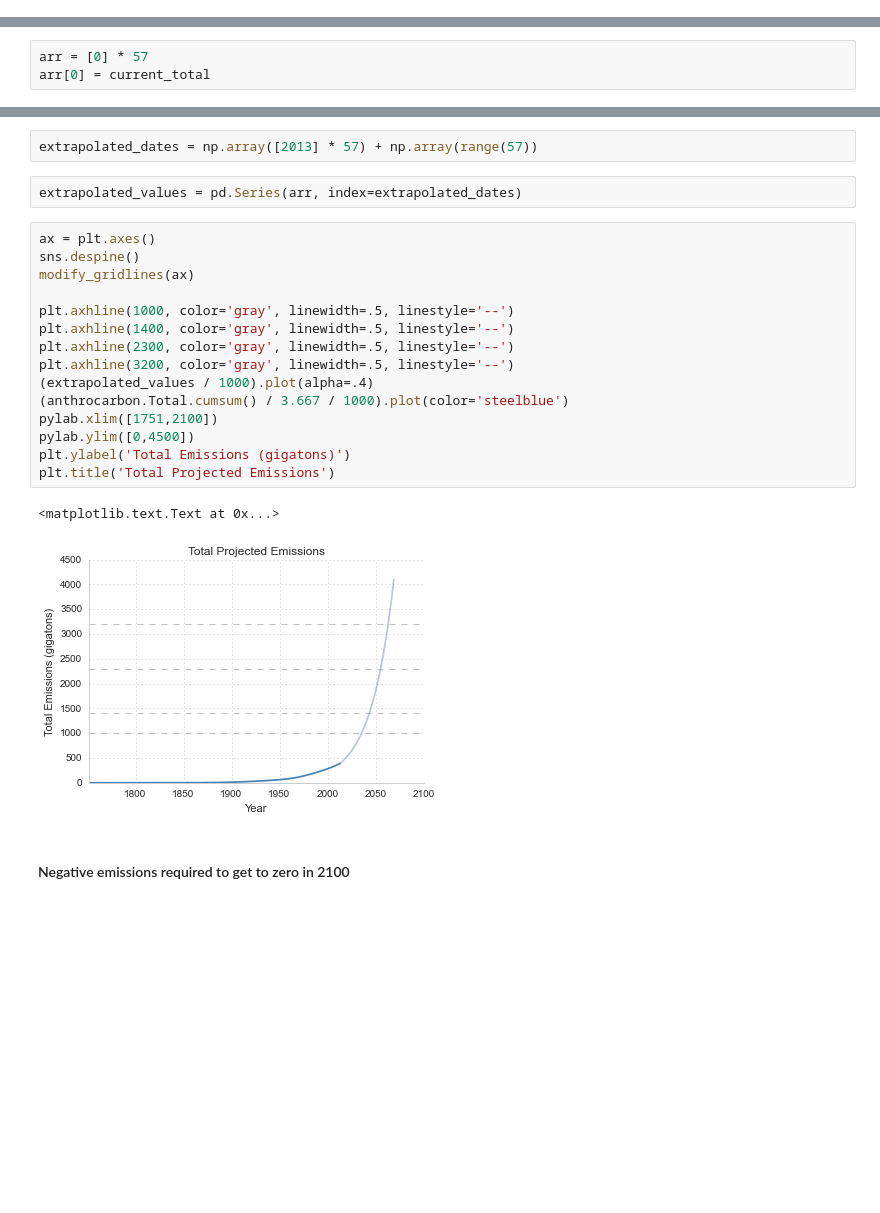
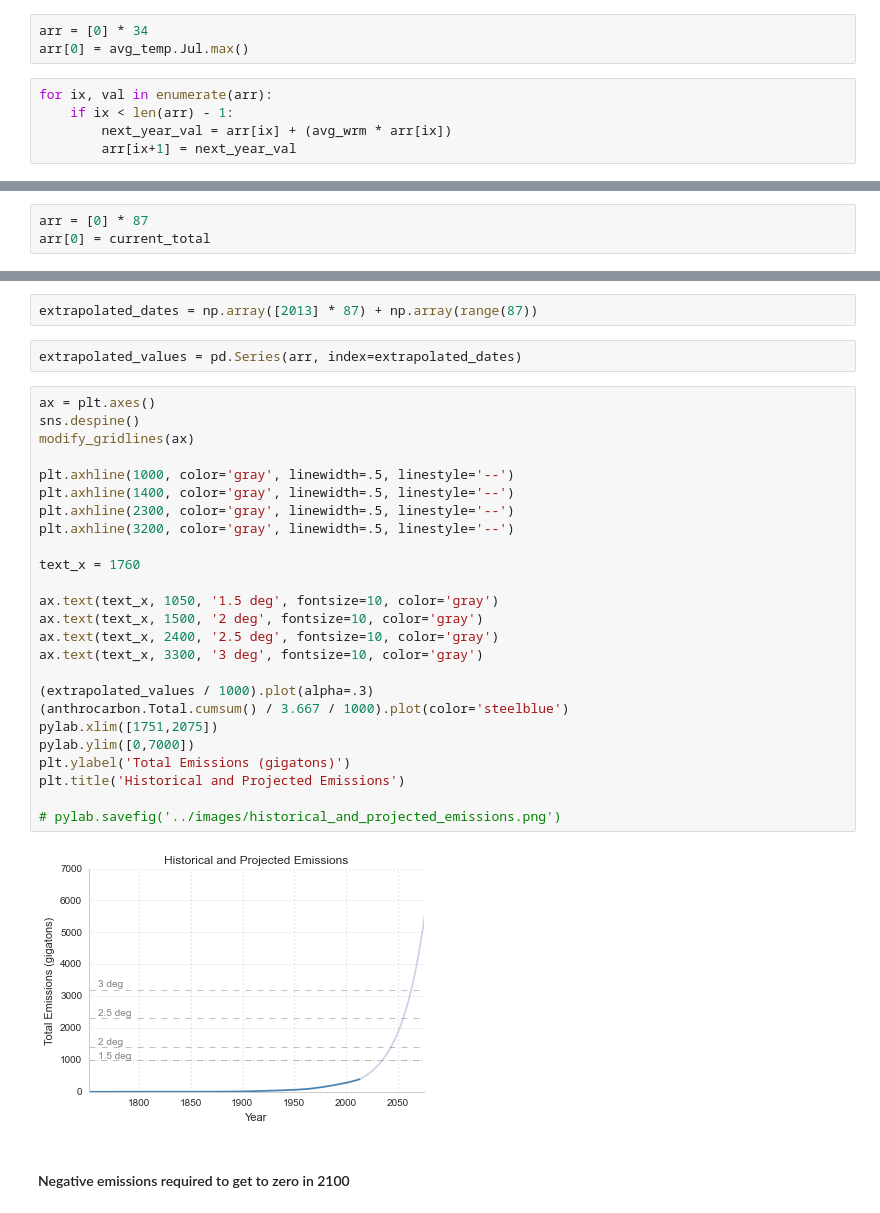
Before and after one commit to pdarche/carbon, a Jupyter notebook: notebooks/Carbon Footprint - EDA.ipynb, the cells around one changed output, grey strips where cells are left out. Saved outputs shown, nothing was run; the diff lists cells and outputs as text; blank space fills up the shorter version.

```diff
--- a/notebooks/Carbon Footprint - EDA.ipynb
+++ b/notebooks/Carbon Footprint - EDA.ipynb
@@ -454,3 +495,11 @@ modify_gridlines(ax)
+# %%
+arr = [0] * 34
+arr[0] = avg_temp.Jul.max()
+# %%
+for ix, val in enumerate(arr):
+    if ix < len(arr) - 1:
+        next_year_val = arr[ix] + (avg_wrm * arr[ix])
+        arr[ix+1] = next_year_val
 # %% [markdown]
 ### Anthropogenic Carbon Emissions
 # %%
@@ -466,7 +515,7 @@ avg_growth = ((sums - sums.shift(1)) / sums).mean()
 # %%
 current_total = (anthrocarbon.Total / 3.667).cumsum().iloc[-1]
 # %%
-arr = [0] * 57
+arr = [0] * 87
 arr[0] = current_total
 # %%
 for ix, val in enumerate(arr):
@@ -474,27 +523,36 @@ for ix, val in enumerate(arr):
         next_year_val = arr[ix] + (avg_growth * arr[ix])
         arr[ix+1] = next_year_val
 # %%
-extrapolated_dates = np.array([2013] * 57) + np.array(range(57))
+extrapolated_dates = np.array([2013] * 87) + np.array(range(87))
 # %%
 extrapolated_values = pd.Series(arr, index=extrapolated_dates)
 # %%
 ax = plt.axes()
 sns.despine()
 modify_gridlines(ax)
 
 plt.axhline(1000, color='gray', linewidth=.5, linestyle='--')
 plt.axhline(1400, color='gray', linewidth=.5, linestyle='--')
 plt.axhline(2300, color='gray', linewidth=.5, linestyle='--')
 plt.axhline(3200, color='gray', linewidth=.5, linestyle='--')
-(extrapolated_values / 1000).plot(alpha=.4)
+
+text_x = 1760
+
+ax.text(text_x, 1050, '1.5 deg', fontsize=10, color='gray')
+ax.text(text_x, 1500, '2 deg', fontsize=10, color='gray')
+ax.text(text_x, 2400, '2.5 deg', fontsize=10, color='gray')
+ax.text(text_x, 3300, '3 deg', fontsize=10, color='gray')
+
+(extrapolated_values / 1000).plot(alpha=.3)
 (anthrocarbon.Total.cumsum() / 3.667 / 1000).plot(color='steelblue')
-pylab.xlim([1751,2100])
-pylab.ylim([0,4500])
+pylab.xlim([1751,2075])
+pylab.ylim([0,7000])
 plt.ylabel('Total Emissions (gigatons)')
-plt.title('Total Projected Emissions')
+plt.title('Historical and Projected Emissions')
+
+# pylab.savefig('../images/historical_and_projected_emissions.png')
 # %% [output]
-<matplotlib.text.Text at 0x...>
-[figure, old version]
+[figure, new version]
 # %% [markdown]
 #### Negative emissions required to get to zero in 2100
 # %%
```
Also changed, not shown: parts of 12 cells of this notebook, 5 other files.
